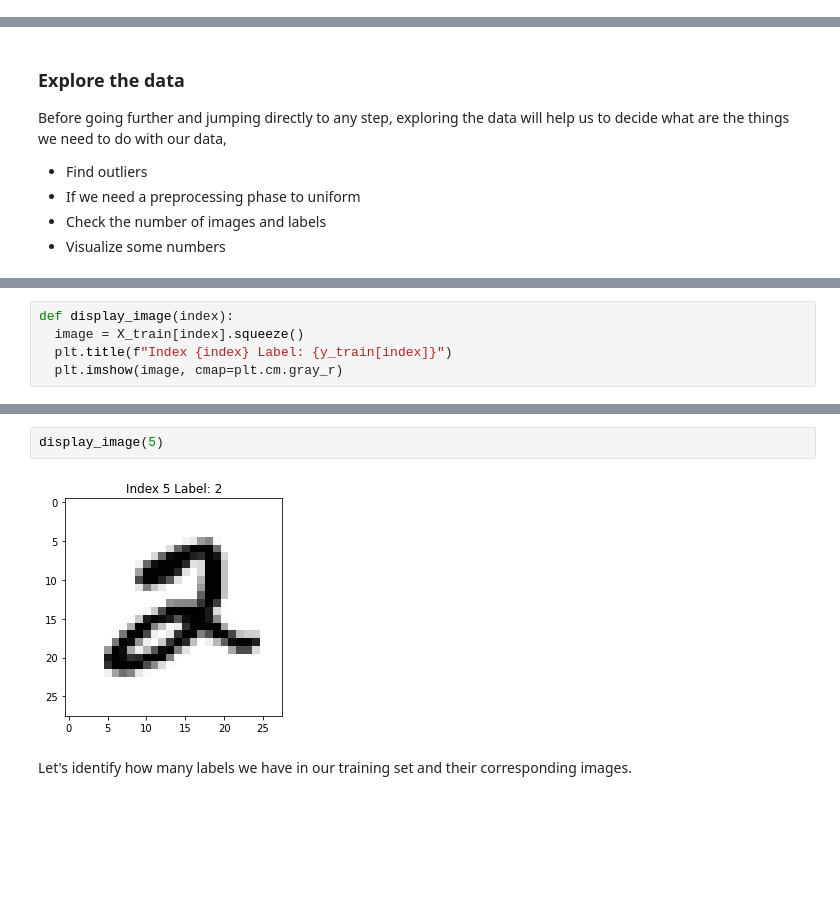
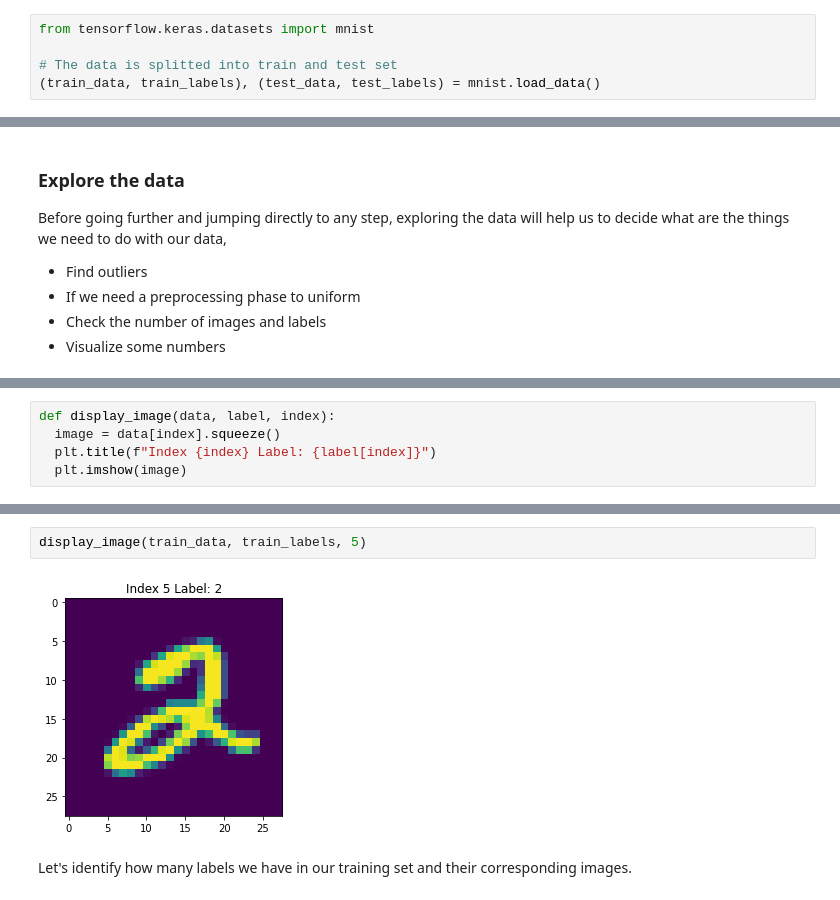
Before and after one commit to SaketMunda/mnist-digit-recognition, a Jupyter notebook: recognise_handwritten_digits.ipynb, the cells around one changed output, grey strips where cells are left out. Saved outputs shown, nothing was run; the diff lists cells and outputs as text; blank space fills up the shorter version.

```diff
--- a/recognise_handwritten_digits.ipynb
+++ b/recognise_handwritten_digits.ipynb
@@ -84,0 +54,5 @@ test['features'], test['labels'] = read_mnist('drive/MyDrive/Data Science/MNIST
+# %%
+from tensorflow.keras.datasets import mnist
+
+# The data is splitted into train and test set
+(train_data, train_labels), (test_data, test_labels) = mnist.load_data()
@@ -125,5 +115,5 @@ import matplotlib.pyplot as plt
 # %%
-def display_image(index):
-  image = X_train[index].squeeze()
-  plt.title(f"Index {index} Label: {y_train[index]}")
-  plt.imshow(image, cmap=plt.cm.gray_r)
+def display_image(data, label, index):
+  image = data[index].squeeze()
+  plt.title(f"Index {index} Label: {label[index]}")
+  plt.imshow(image)
@@ -134,7 +125,7 @@ display_image(0)
 # %%
-display_image(5)
+display_image(train_data, train_labels, 5)
 # %% [output]
-[figure, old version]
+[figure, new version]
 # %% [markdown]
 Let's identify how many labels we have in our training set and their corresponding images.
 # %%
```
Also changed, not shown: parts of 42 cells of this notebook.
